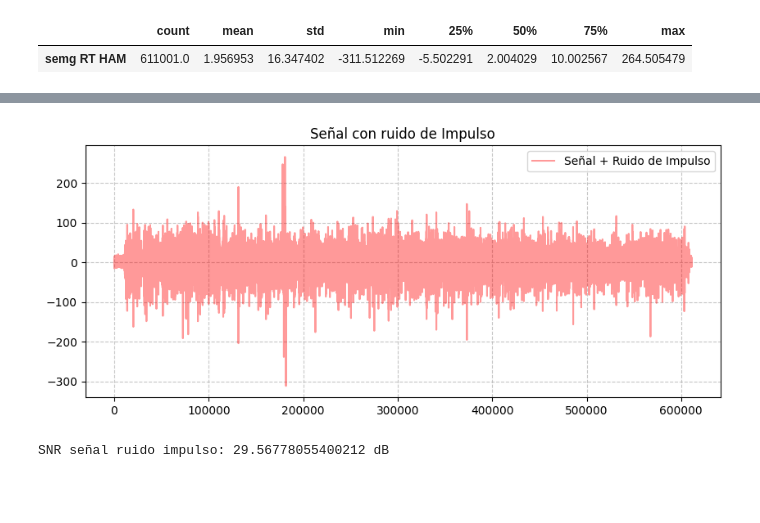
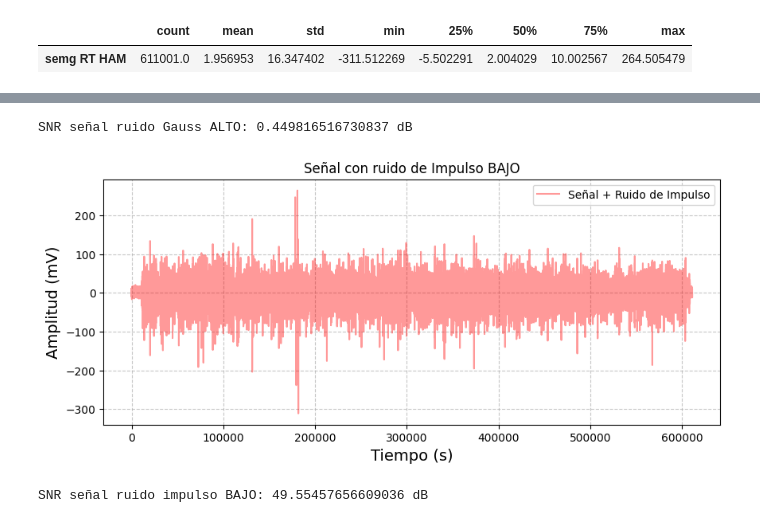
Before and after one commit to Luna-Rincon/Laboratorio-1, a Jupyter notebook: Main.ipynb, the cells around one changed output, grey strips where cells are left out. Saved outputs shown, nothing was run; the diff lists cells and outputs as text; code cells hidden in the pictures; blank space fills up the shorter version.

```diff
--- a/Main.ipynb
+++ b/Main.ipynb
@@ -243,22 +250,20 @@ plt.show()
 # %%
-## RUIDO GAUSSIANO
+## RUIDO GAUSSIANO CON DESVIACIÓN BAJA 0.5
 
 # Copia de la señal original
 señal = df_rt['semg RT HAM'].values
 
 # Generación de ruido Gaussiano
-rgauss = np.random.normal(0, 0.05, len(señal))
+rgauss = np.random.normal(0, 0.5, len(señal))
 señalruidog = señal + rgauss
-
-# Agregar al DataFrame sin warning
-df_rt.loc[:, 'Rgaussiano'] = señalruidog
 
 # Graficar
 plt.figure(figsize=(10, 4))
 plt.plot(señalruidog, label="Señal + Ruido Gaussiano", alpha=0.4)
 plt.legend()
-plt.title("Señal con ruido Gaussiano")
-
+plt.title("Señal con ruido Gaussiano BAJO")
+plt.xlabel("Tiempo (s)", fontsize=14)
+plt.ylabel("Amplitud (mV)", fontsize=14)
 # Agregar rejilla
 plt.grid(True, linestyle="--", alpha=0.7)
 plt.show()
@@ -283,0 +307,12 @@ SNR señal ruido Gauss: 50.34613098543468 dB
+# %%
+#CALCULAR EL SNR DE LA SEÑAL CON RUIDO GAUSSIANO bajo
+
+# Calcular la potencia de la señal y del ruido
+P_señal = np.mean(señalruidog2 ** 2)  # Potencia de la señal
+P_ruido = np.mean(rgauss2 ** 2)   # Potencia del ruido
+
+# Calcular SNR en decibeles (dB)
+SNRGauss2 = 10 * np.log10(P_señal / P_ruido)
+print("SNR señal ruido Gauss ALTO: " + str(SNRGauss2) + " dB")
+# %% [output]
+SNR señal ruido Gauss ALTO: 0.449816516730837 dB
@@ -284,40 +329,39 @@ SNR señal ruido Gauss: 50.34613098543468 dB
 # %%
-##RUIDO DE IMPULSO
+##RUIDO DE IMPULSO CON AMPLITUD BAJA
 # Copia de la señal original
 señal2 = df_rt['semg RT HAM'].values
-amplitud=1
+amplitud=0.1
 
 # Generación de ruido de impulso
-rimpulso = np.zeros_like(señal2)
-indices_impulso = np.random.rand(len(señal2)) < 0.3 #0.3 es la probabilidad de impulso 30%
+rimpulso = np.zeros_like(señal2) # se crea un vector vacío con solo 0 del tamaño de la señal2
+indices_impulso = np.random.rand(len(señal2)) < 0.3   #0.3 es la probabilidad de impulso 30%
 rimpulso[indices_impulso] = np.random.choice([-amplitud, amplitud], np.sum(indices_impulso))
 
 # Señal con ruido de impulso
 señalruidoi = señal2 + rimpulso
 
-# Agregar al DataFrame sin warning
-df_rt.loc[:, 'Rimpulso'] = señalruidoi
-
 # Graficar
 plt.figure(figsize=(10, 4))
 plt.plot(señalruidoi, label="Señal + Ruido de Impulso", alpha=0.4, color='red')
 plt.legend()
-plt.title("Señal con ruido de Impulso")
+plt.title("Señal con ruido de Impulso BAJO")
+plt.xlabel("Tiempo (s)", fontsize=14)
+plt.ylabel("Amplitud (mV)", fontsize=14)
 
 # Agregar rejilla
 plt.grid(True, linestyle="--", alpha=0.7)
 plt.show()
 # %% [output]
-[figure, old version]
+[figure, new version]
 # %%
-#CALCULAR EL SNR DE LA SEÑAL CON RUIDO DE IMPULSO
+#CALCULAR EL SNR DE LA SEÑAL CON RUIDO DE IMPULSO BAJO
 
 # Calcular la potencia de la señal y del ruido
-P_señal = np.mean(señalrimpulso ** 2)  # Potencia de la señal
+P_señal = np.mean(señalruidoi ** 2)  # Potencia de la señal
 P_ruido = np.mean(rimpulso ** 2)   # Potencia del ruido
 
 # Calcular SNR en decibeles (dB)
 SNRImp = 10 * np.log10(P_señal / P_ruido)
-print("SNR señal ruido impulso: " + str(SNRImp) + " dB")
+print("SNR señal ruido impulso BAJO: " + str(SNRImp) + " dB")
 # %% [output]
-SNR señal ruido impulso: 29.56778055400212 dB
+SNR señal ruido impulso BAJO: 49.55457656609036 dB
```
Also changed, not shown: parts of 20 cells of this notebook.
